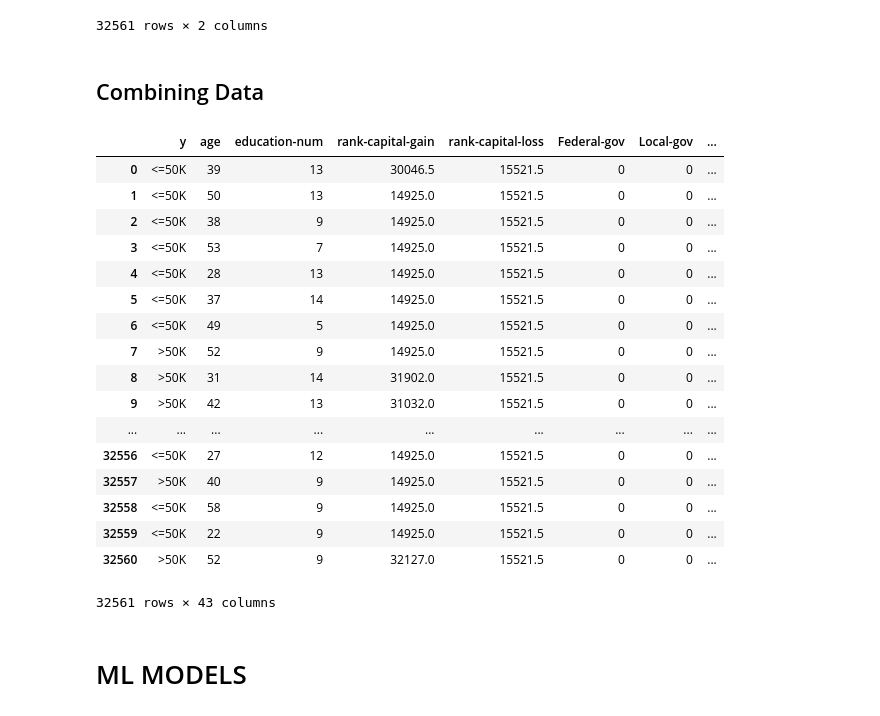
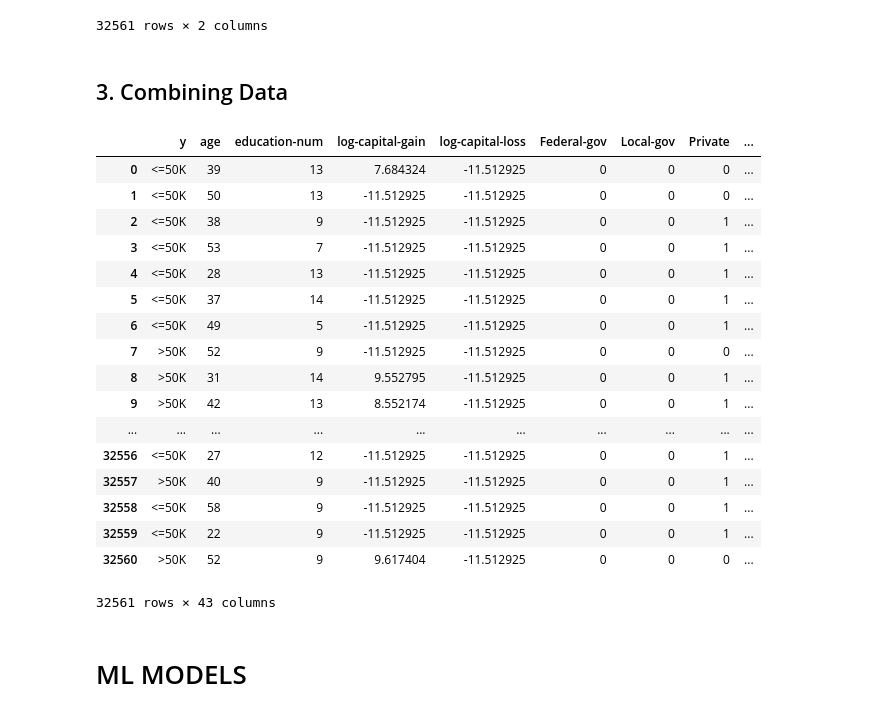
Before and after one commit to j-shim/CMPT353GroupProject, a Jupyter notebook: adult-wage/adult-wage-prediction.ipynb, the cells around one changed output. Cells and saved outputs as stored; diff of their text form; code cells hidden in the pictures.

```diff
--- a/adult-wage/adult-wage-prediction.ipynb
+++ b/adult-wage/adult-wage-prediction.ipynb
@@ -59,8 +58,14 @@ plt.show()
 # %%
-# log transforming these values would make their Euclidean distances more uniform to other features, which helps classifiers.
-adultWage['capital-gain'] = np.add(adultWage['capital-gain'], 1)
+# log transforming these values would make their Euclidean distances to other features more sensible, which helps some classifiers.
+adultWage['capital-gain'] = np.add(adultWage['capital-gain'], 0.00001)
 adultWage['log-capital-gain'] = np.log(adultWage['capital-gain'])
+
+# rank transforming will have a similar effect.
 adultWage['rank-capital-gain'] = adultWage['capital-gain'].rank()
-plt.boxplot(adultWage['log-capital-gain'])
+
+# plot a histogram of non-zero capital gain values to see how they are distributed
+plt.hist(adultWage[adultWage['log-capital-gain'] > 1]['log-capital-gain'])
+plt.xlabel('log($US)')
+plt.ylabel('count')
 plt.show()
 # %% [output]
@@ -74,8 +80,14 @@ plt.show()
 # %%
-# ranking these values would make their Euclidean distances more uniform to other features, which helps classifiers.
-adultWage['capital-loss'] = np.add(adultWage['capital-loss'], 1)
+# log transforming these values would make their Euclidean distances to other features more sensible, which helps some classifiers.
+adultWage['capital-loss'] = np.add(adultWage['capital-loss'], 0.00001)
 adultWage['log-capital-loss'] = np.log(adultWage['capital-loss'])
+
+# rank transforming will have a similar effect.
 adultWage['rank-capital-loss'] = adultWage['capital-loss'].rank()
-plt.boxplot(adultWage['log-capital-loss'])
+
+# plot a histogram of non-zero capital gain values to see how they are distributed
+plt.hist(adultWage[adultWage['log-capital-loss'] > 1]['log-capital-loss'])
+plt.xlabel('log($US)')
+plt.ylabel('count')
 plt.show()
 # %% [output]
@@ -379,35 +391,35 @@ dtype: int64
 | 32560 | 1 | 0 |
 32561 rows × 2 columns
 # %% [markdown]
-## Combining Data
+## 3. Combining Data
 # %%
 dummies = pd.concat([wc_dummies_final, ms_dummies_final, occ_dummies_final, rel_dummies, r_dummies_final, s_dummies], axis=1, sort=False)
-numericals = pd.concat([adultWage['y'],adultWage['age'],adultWage['education-num'],adultWage['rank-capital-gain'],adultWage['rank-capital-loss']], axis=1, sort=False)
+numericals = pd.concat([adultWage['y'],adultWage['age'],adultWage['education-num'],adultWage['log-capital-gain'],adultWage['log-capital-loss']], axis=1, sort=False)
 #[adultWage['y'],adultWage['fnlwgt'],adultWage['age'],adultWage['education-num'],adultWage['capital-gain'],adultWage['capital-loss']
 
 
 df = pd.concat([numericals, dummies], axis=1)
 df
 
                       #, ms_dummies_final, occ_dummies_final, rel_dummies, r_dummies_final, s_dummies), 1)
 # %% [output]
-|  | y | age | education-num | rank-capital-gain | rank-capital-loss | Federal-gov | Local-gov | ... |
-| 0 | <=50K | 39 | 13 | 30046.5 | 15521.5 | 0 | 0 | ... |
-| 1 | <=50K | 50 | 13 | 14925.0 | 15521.5 | 0 | 0 | ... |
-| 2 | <=50K | 38 | 9 | 14925.0 | 15521.5 | 0 | 0 | ... |
-| 3 | <=50K | 53 | 7 | 14925.0 | 15521.5 | 0 | 0 | ... |
-| 4 | <=50K | 28 | 13 | 14925.0 | 15521.5 | 0 | 0 | ... |
-| 5 | <=50K | 37 | 14 | 14925.0 | 15521.5 | 0 | 0 | ... |
-| 6 | <=50K | 49 | 5 | 14925.0 | 15521.5 | 0 | 0 | ... |
-| 7 | >50K | 52 | 9 | 14925.0 | 15521.5 | 0 | 0 | ... |
-| 8 | >50K | 31 | 14 | 31902.0 | 15521.5 | 0 | 0 | ... |
-| 9 | >50K | 42 | 13 | 31032.0 | 15521.5 | 0 | 0 | ... |
-| ... | ... | ... | ... | ... | ... | ... | ... | ... |
-| 32556 | <=50K | 27 | 12 | 14925.0 | 15521.5 | 0 | 0 | ... |
-| 32557 | >50K | 40 | 9 | 14925.0 | 15521.5 | 0 | 0 | ... |
-| 32558 | <=50K | 58 | 9 | 14925.0 | 15521.5 | 0 | 0 | ... |
-| 32559 | <=50K | 22 | 9 | 14925.0 | 15521.5 | 0 | 0 | ... |
-| 32560 | >50K | 52 | 9 | 32127.0 | 15521.5 | 0 | 0 | ... |
+|  | y | age | education-num | log-capital-gain | log-capital-loss | Federal-gov | Local-gov | Private | ... |
+| 0 | <=50K | 39 | 13 | 7.684324 | -11.512925 | 0 | 0 | 0 | ... |
+| 1 | <=50K | 50 | 13 | -11.512925 | -11.512925 | 0 | 0 | 0 | ... |
+| 2 | <=50K | 38 | 9 | -11.512925 | -11.512925 | 0 | 0 | 1 | ... |
+| 3 | <=50K | 53 | 7 | -11.512925 | -11.512925 | 0 | 0 | 1 | ... |
+| 4 | <=50K | 28 | 13 | -11.512925 | -11.512925 | 0 | 0 | 1 | ... |
+| 5 | <=50K | 37 | 14 | -11.512925 | -11.512925 | 0 | 0 | 1 | ... |
+| 6 | <=50K | 49 | 5 | -11.512925 | -11.512925 | 0 | 0 | 1 | ... |
+| 7 | >50K | 52 | 9 | -11.512925 | -11.512925 | 0 | 0 | 0 | ... |
+| 8 | >50K | 31 | 14 | 9.552795 | -11.512925 | 0 | 0 | 1 | ... |
+| 9 | >50K | 42 | 13 | 8.552174 | -11.512925 | 0 | 0 | 1 | ... |
+| ... | ... | ... | ... | ... | ... | ... | ... | ... | ... |
+| 32556 | <=50K | 27 | 12 | -11.512925 | -11.512925 | 0 | 0 | 1 | ... |
+| 32557 | >50K | 40 | 9 | -11.512925 | -11.512925 | 0 | 0 | 1 | ... |
+| 32558 | <=50K | 58 | 9 | -11.512925 | -11.512925 | 0 | 0 | 1 | ... |
+| 32559 | <=50K | 22 | 9 | -11.512925 | -11.512925 | 0 | 0 | 1 | ... |
+| 32560 | >50K | 52 | 9 | 9.617404 | -11.512925 | 0 | 0 | 0 | ... |
 32561 rows × 43 columns
 # %% [markdown]
 # ML MODELS
```
Also changed, not shown: parts of 14 cells of this notebook.
